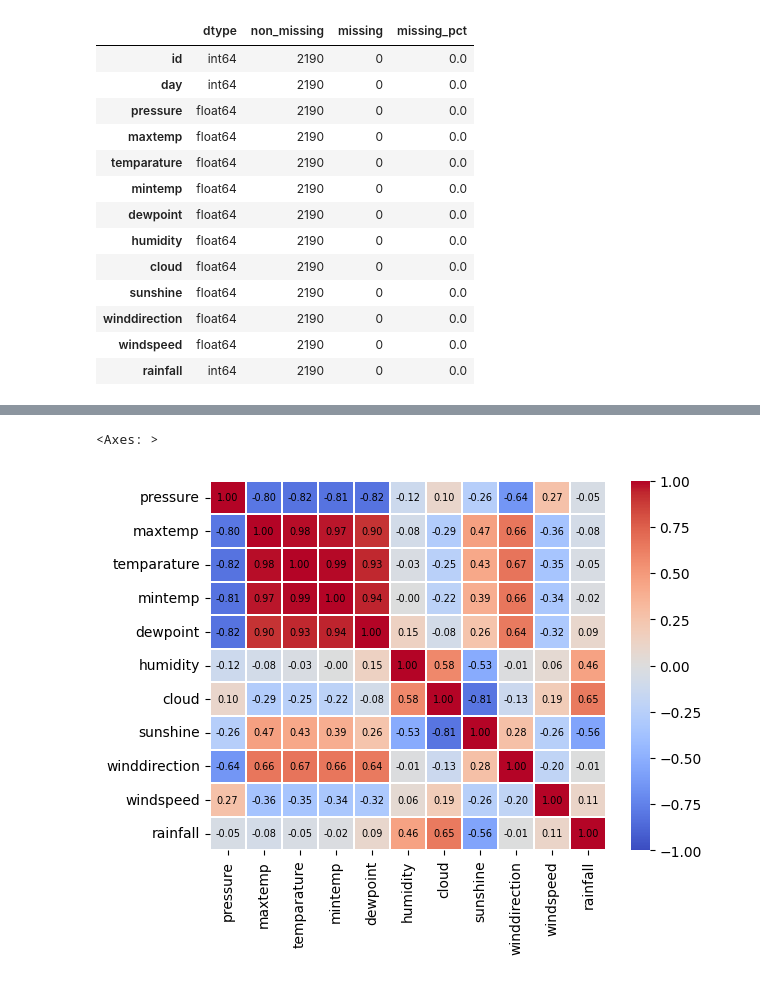
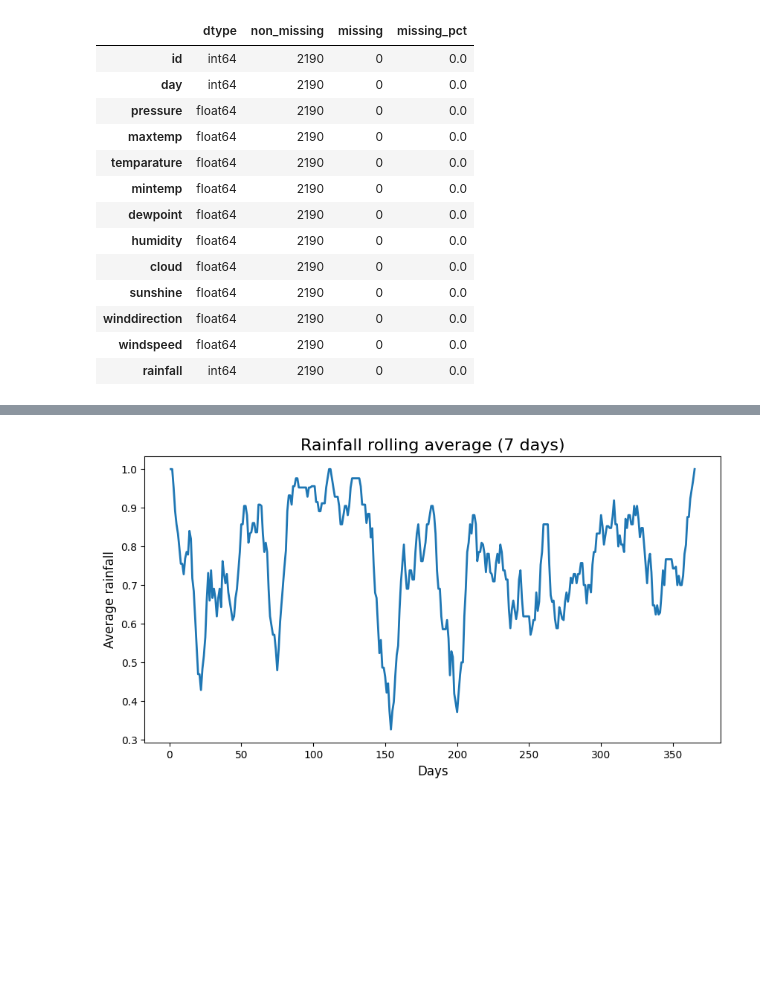
Before and after one commit to gprinciotti/kaggle, a Jupyter notebook: notebooks/playground-series-s5e3.ipynb, the cells around one changed output, grey strips where cells are left out. Saved outputs shown, nothing was run; the diff lists cells and outputs as text; code cells hidden in the pictures; blank space fills up the shorter version.

```diff
--- a/notebooks/playground-series-s5e3.ipynb
+++ b/notebooks/playground-series-s5e3.ipynb
@@ -39,3 +61,39 @@ Data types and missing count:
+# %%
+def rolling_average(df, time_var, outcomes, window = 7):
+
+    if isinstance(outcomes, str):
+        outcomes = [outcomes]
+
+    grouped_df = (
+        df
+        .groupby(time_var, as_index=False)
+        .agg({var: 'mean' for var in outcomes})
+    )
+
+    rolling_avg = grouped_df.copy()
+
+    for var in outcomes:
+        rolling_avg[var] = (
+            grouped_df[var]
+            .rolling(window=window, min_periods=1)
+            .mean()
+        )
+
+    if len(outcomes) > 1:
+        return rolling_avg.melt(id_vars=time_var, var_name='variables', value_name='values')
+    else:
+        return rolling_avg
+
+time_series = rolling_average(df_train, 'day', 'rainfall', window=7)
+
+plt.figure(figsize=(10, 5))
+plt.plot(time_series['day'], time_series['rainfall'], linewidth=2)
+plt.title('Rainfall rolling average (7 days)', fontsize=16)
+plt.xlabel('Days', fontsize=12)
+plt.ylabel('Average rainfall', fontsize=12)
+plt.show()
+# %% [output]
+[figure, added]
 # %%
 from sklearn.model_selection import train_test_split
 
@@ -48,21 +106,6 @@ x_train, x_test, y_train, y_test = train_test_split(x, y, train_size=0.8, random
 
 df_train = x_train.merge(y_train, left_index=True, right_index=True)
 df_test = x_test.merge(y_test, left_index=True, right_index=True)
-# %%
-sns.heatmap(
-    df_train.drop(columns=['id', 'day']).corr(),
-    cmap='coolwarm',
-    center=0,
-    vmin=-1,
-    vmax=1,
-    linewidths=0.01,
-    annot=True,
-    annot_kws={'fontsize':7, 'color': 'black'},
-    fmt='.2f'
-)
-# %% [output]
-<Axes: >
-[figure, removed]
 # %%
 time_series = (
     df_train
```
Also changed, not shown: parts of 12 cells of this notebook, 2 other files.
